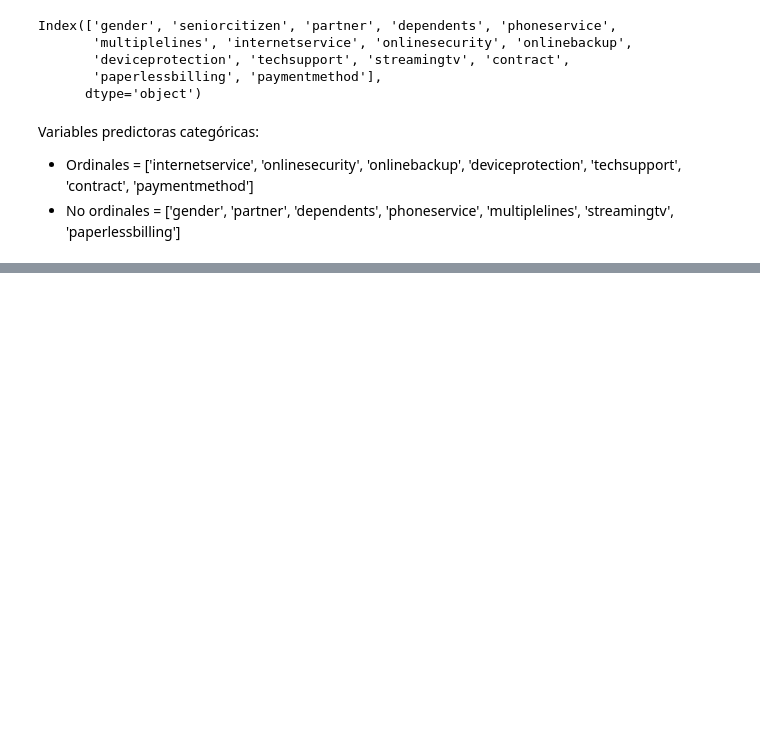
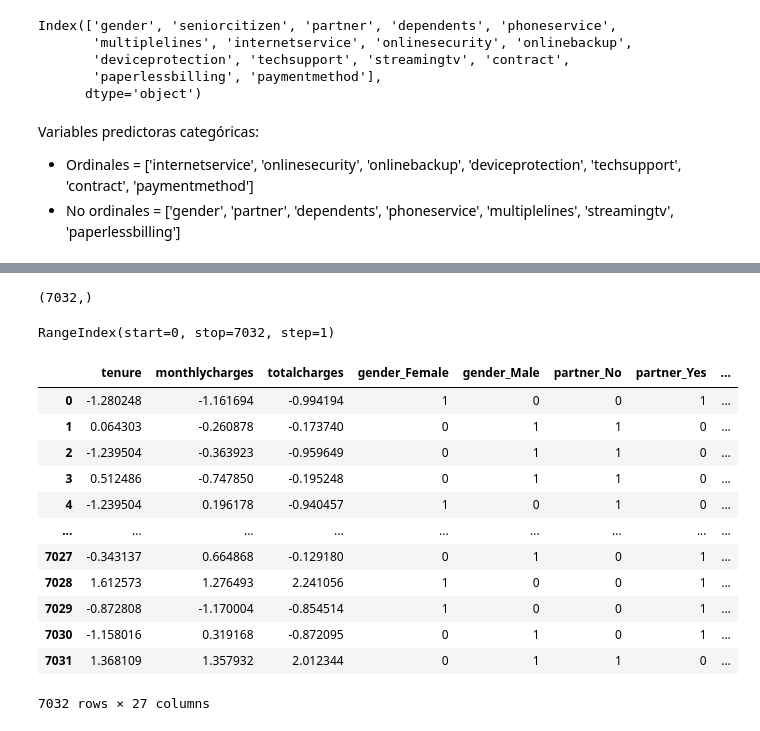
Before and after one commit to Adalab/promo-d-da-modulo1-sprint2-Paloma_Paula_Iris, a Jupyter notebook: 2.regresion_logistica/rlogistica/2_preparacion_datos.ipynb, the cells around one changed output, grey strips where cells are left out. Cells and saved outputs as stored; diff of their text form; code cells hidden in the pictures; blank space fills up the shorter version.

```diff
--- a/2.regresion_logistica/rlogistica/2_preparacion_datos.ipynb
+++ b/2.regresion_logistica/rlogistica/2_preparacion_datos.ipynb
@@ -169,0 +291,13 @@ Variables predictoras categóricas:
+# %%
+si_ordinal.reset_index(inplace=True, drop=True)
+# %%
+encod_ord = pd.DataFrame()
+
+for col in si_ordinal.columns:
+    dfcito = si_ordinal[col]
+    ord_enco = OrdinalEncoder(categories = 'auto', dtype = int)
+    transformados_oe = ord_enco.fit_transform(si_ordinal[[col]])
+    oe_df = pd.DataFrame(transformados_oe)
+    encod_ord = pd.concat([encod_ord, oe_df], axis = 1)
+# %%
+encod_ord.columns = si_ordinal.columns
@@ -169,0 +327,4 @@ Variables predictoras categóricas:
+# %%
+df['churn'].shape
+# %% [output]
+(7032,)
@@ -169,0 +334,22 @@ Variables predictoras categóricas:
+# %%
+df_churn.index
+# %% [output]
+RangeIndex(start=0, stop=7032, step=1)
+# %%
+df_prep = pd.concat([numericas_estandar, encod_no_ord, encod_ord, df['churn']], axis=1, ignore_index=False)
+# %%
+df_prep
+# %% [output]
+|  | tenure | monthlycharges | totalcharges | gender_Female | gender_Male | partner_No | partner_Yes | ... |
+| 0 | -1.280248 | -1.161694 | -0.994194 | 1 | 0 | 0 | 1 | ... |
+| 1 | 0.064303 | -0.260878 | -0.173740 | 0 | 1 | 1 | 0 | ... |
+| 2 | -1.239504 | -0.363923 | -0.959649 | 0 | 1 | 1 | 0 | ... |
+| 3 | 0.512486 | -0.747850 | -0.195248 | 0 | 1 | 1 | 0 | ... |
+| 4 | -1.239504 | 0.196178 | -0.940457 | 1 | 0 | 1 | 0 | ... |
+| ... | ... | ... | ... | ... | ... | ... | ... | ... |
+| 7027 | -0.343137 | 0.664868 | -0.129180 | 0 | 1 | 0 | 1 | ... |
+| 7028 | 1.612573 | 1.276493 | 2.241056 | 1 | 0 | 0 | 1 | ... |
+| 7029 | -0.872808 | -1.170004 | -0.854514 | 1 | 0 | 0 | 1 | ... |
+| 7030 | -1.158016 | 0.319168 | -0.872095 | 0 | 1 | 0 | 1 | ... |
+| 7031 | 1.368109 | 1.357932 | 2.012344 | 0 | 1 | 1 | 0 | ... |
+7032 rows × 27 columns
```
Also changed, not shown: parts of 26 cells of this notebook, 2 other files.
